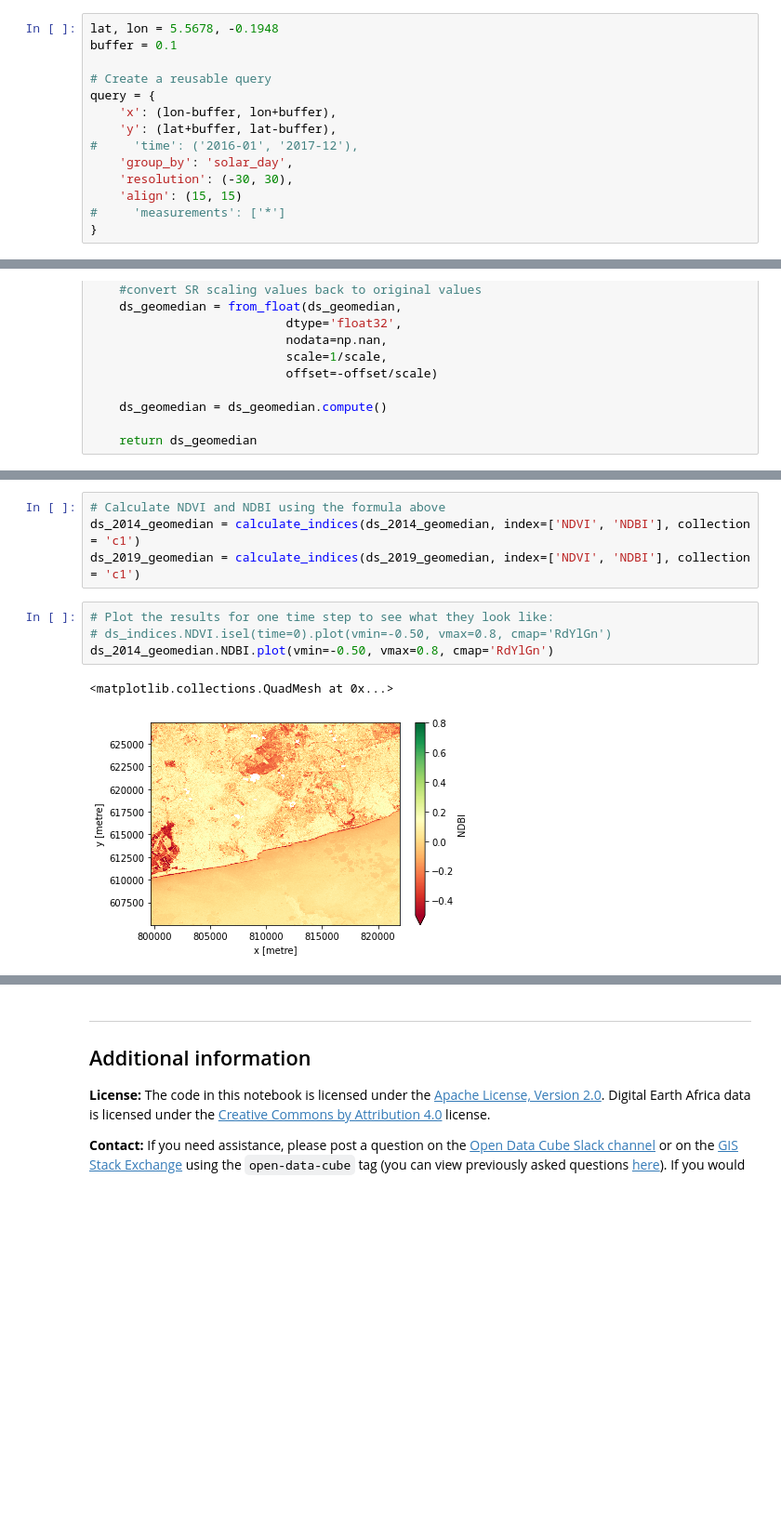
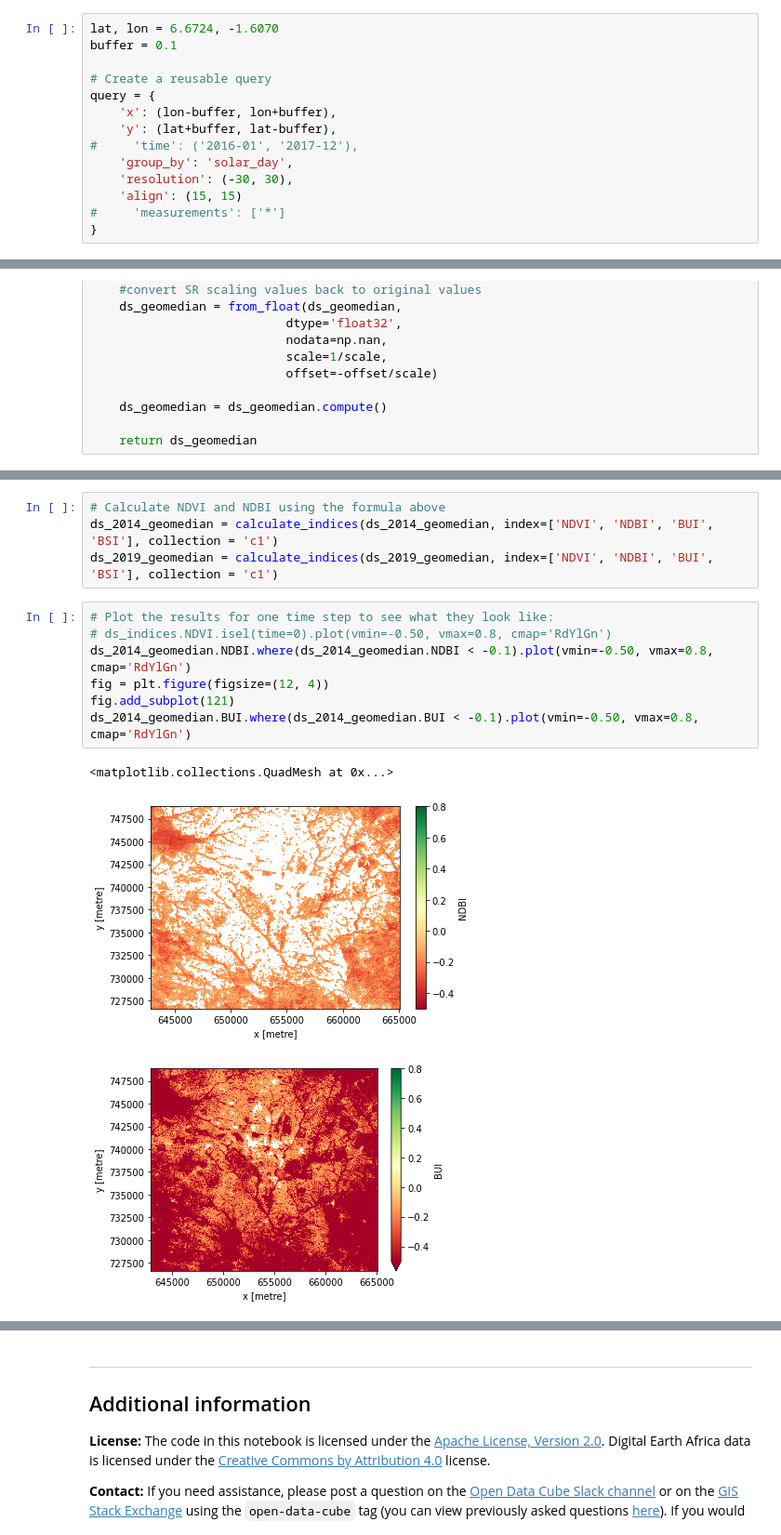
Before and after one commit to digitalearthafrica/deafrica-sandbox-notebooks, a Jupyter notebook: Frequently_used_code/DEA_urbanization.ipynb, the cells around one changed output, grey strips where cells are left out. Shown at 93% size. Drawn from its saved outputs; the diff is of its cells as text; blank space fills up the shorter version.

```diff
--- a/Frequently_used_code/DEA_urbanization.ipynb
+++ b/Frequently_used_code/DEA_urbanization.ipynb
@@ -47,7 +47,7 @@ create_local_dask_cluster()
 # %% [output]
 | Client Scheduler: tcp://127.0.0.1... | Cluster Workers: 1 Cores: 2 Memor... |
 # %%
-lat, lon = 5.5678, -0.1948
+lat, lon = 6.6724, -1.6070
 buffer = 0.1
 
 # Create a reusable query
@@ -150,12 +150,16 @@ rgb(ds_2019_geomedian)
 # %%
 # Calculate NDVI and NDBI using the formula above
-ds_2014_geomedian = calculate_indices(ds_2014_geomedian, index=['NDVI', 'NDBI'], collection = 'c1')
-ds_2019_geomedian = calculate_indices(ds_2019_geomedian, index=['NDVI', 'NDBI'], collection = 'c1')
+ds_2014_geomedian = calculate_indices(ds_2014_geomedian, index=['NDVI', 'NDBI', 'BUI', 'BSI'], collection = 'c1')
+ds_2019_geomedian = calculate_indices(ds_2019_geomedian, index=['NDVI', 'NDBI', 'BUI', 'BSI'], collection = 'c1')
 # %%
 # Plot the results for one time step to see what they look like:
 # ds_indices.NDVI.isel(time=0).plot(vmin=-0.50, vmax=0.8, cmap='RdYlGn')
-ds_2014_geomedian.NDBI.plot(vmin=-0.50, vmax=0.8, cmap='RdYlGn')
+ds_2014_geomedian.NDBI.where(ds_2014_geomedian.NDBI < -0.1).plot(vmin=-0.50, vmax=0.8, cmap='RdYlGn')
+fig = plt.figure(figsize=(12, 4))
+fig.add_subplot(121)
+ds_2014_geomedian.BUI.where(ds_2014_geomedian.BUI < -0.1).plot(vmin=-0.50, vmax=0.8, cmap='RdYlGn')
 # %% [output]
 <matplotlib.collections.QuadMesh at 0x...>
-[figure, old version]
+[figure, new version]
+[figure, added]
 # %%
```
Also changed, not shown: parts of 12 cells of this notebook.
